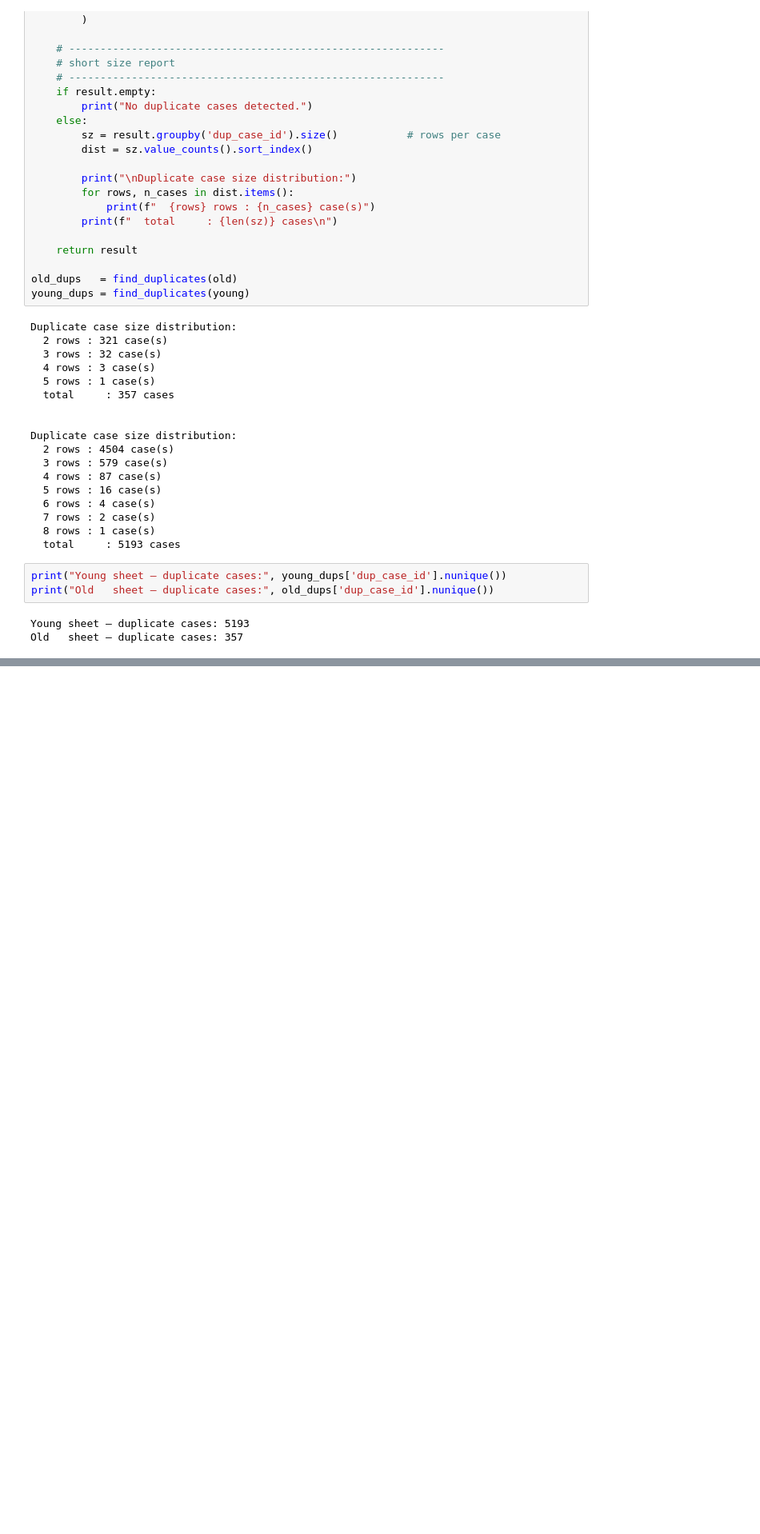
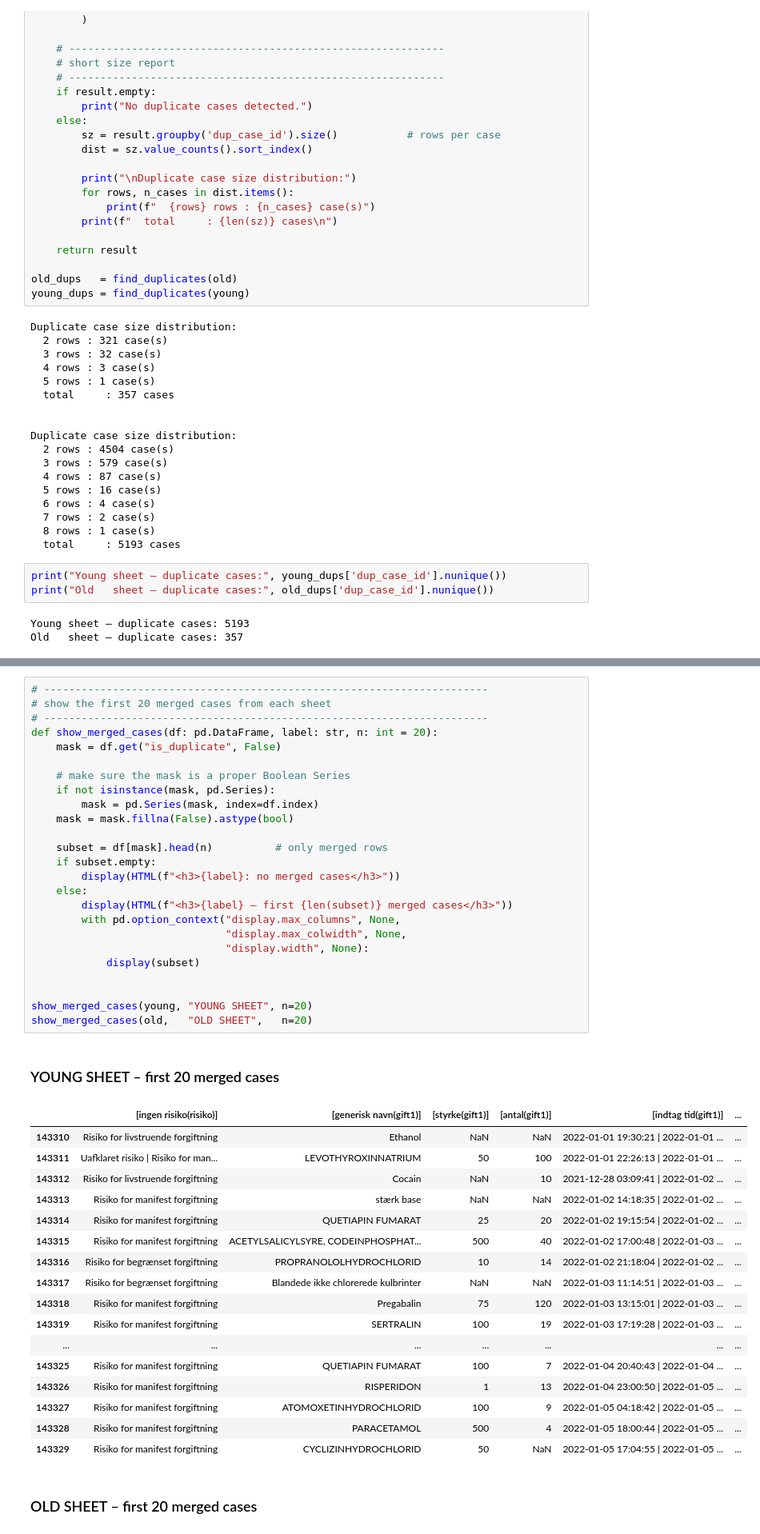
Before and after one commit to dana-mae/medical-poisoning, a Jupyter notebook: duplicated data experimentation.ipynb, the cells around one changed output, grey strips where cells are left out. Shown at 80% size. Cells and saved outputs as stored; diff of their text form; blank space fills up the shorter version.

Commit message:
merging duplicate cases

```diff
--- a/duplicated data experimentation.ipynb
+++ b/duplicated data experimentation.ipynb
@@ -564,0 +649,45 @@ YOUNG SHEET – duplicate case 7 (2 rows)
+# %%
+# -----------------------------------------------------------------------
+# show the first 20 merged cases from each sheet
+# -----------------------------------------------------------------------
+def show_merged_cases(df: pd.DataFrame, label: str, n: int = 20):
+    mask = df.get("is_duplicate", False)
+
+    # make sure the mask is a proper Boolean Series
+    if not isinstance(mask, pd.Series):
+        mask = pd.Series(mask, index=df.index)
+    mask = mask.fillna(False).astype(bool)
+
+    subset = df[mask].head(n)          # only merged rows
+    if subset.empty:
+        display(HTML(f"<h3>{label}: no merged cases</h3>"))
+    else:
+        display(HTML(f"<h3>{label} – first {len(subset)} merged cases</h3>"))
+        with pd.option_context("display.max_columns", None,
+                               "display.max_colwidth", None,
+                               "display.width", None):
+            display(subset)
+
+
+show_merged_cases(young, "YOUNG SHEET", n=20)
+show_merged_cases(old,   "OLD SHEET",   n=20)
+# %% [output]
+YOUNG SHEET – first 20 merged cases
+|  | [ingen risiko(risiko)] | [generisk navn(gift1)] | [styrke(gift1)] | [antal(gift1)] | [indtag tid(gift1)] | ... |
+| 143310 | Risiko for livstruende forgiftning | Ethanol | NaN | NaN | 2022-01-01 19:30:21 | 2022-01-01 ... | ... |
+| 143311 | Uafklaret risiko | Risiko for man... | LEVOTHYROXINNATRIUM | 50 | 100 | 2022-01-01 22:26:13 | 2022-01-01 ... | ... |
+| 143312 | Risiko for livstruende forgiftning | Cocain | NaN | 10 | 2021-12-28 03:09:41 | 2022-01-02 ... | ... |
+| 143313 | Risiko for manifest forgiftning | stærk base | NaN | NaN | 2022-01-02 14:18:35 | 2022-01-02 ... | ... |
+| 143314 | Risiko for manifest forgiftning | QUETIAPIN FUMARAT | 25 | 20 | 2022-01-02 19:15:54 | 2022-01-02 ... | ... |
+| 143315 | Risiko for manifest forgiftning | ACETYLSALICYLSYRE, CODEINPHOSPHAT... | 500 | 40 | 2022-01-02 17:00:48 | 2022-01-03 ... | ... |
+| 143316 | Risiko for begrænset forgiftning | PROPRANOLOLHYDROCHLORID | 10 | 14 | 2022-01-02 21:18:04 | 2022-01-02 ... | ... |
+| 143317 | Risiko for begrænset forgiftning | Blandede ikke chlorerede kulbrinter | NaN | NaN | 2022-01-03 11:14:51 | 2022-01-03 ... | ... |
+| 143318 | Risiko for manifest forgiftning | Pregabalin | 75 | 120 | 2022-01-03 13:15:01 | 2022-01-03 ... | ... |
+| 143319 | Risiko for manifest forgiftning | SERTRALIN | 100 | 19 | 2022-01-03 17:19:28 | 2022-01-03 ... | ... |
+| ... | ... | ... | ... | ... | ... | ... |
+| 143325 | Risiko for manifest forgiftning | QUETIAPIN FUMARAT | 100 | 7 | 2022-01-04 20:40:43 | 2022-01-04 ... | ... |
+| 143326 | Risiko for manifest forgiftning | RISPERIDON | 1 | 13 | 2022-01-04 23:00:50 | 2022-01-05 ... | ... |
+| 143327 | Risiko for manifest forgiftning | ATOMOXETINHYDROCHLORID | 100 | 9 | 2022-01-05 04:18:42 | 2022-01-05 ... | ... |
+| 143328 | Risiko for manifest forgiftning | PARACETAMOL | 500 | 4 | 2022-01-05 18:00:44 | 2022-01-05 ... | ... |
+| 143329 | Risiko for manifest forgiftning | CYCLIZINHYDROCHLORID | 50 | NaN | 2022-01-05 17:04:55 | 2022-01-05 ... | ... |
+OLD SHEET – first 20 merged cases
```
Also changed, not shown: parts of 5 cells of this notebook.
